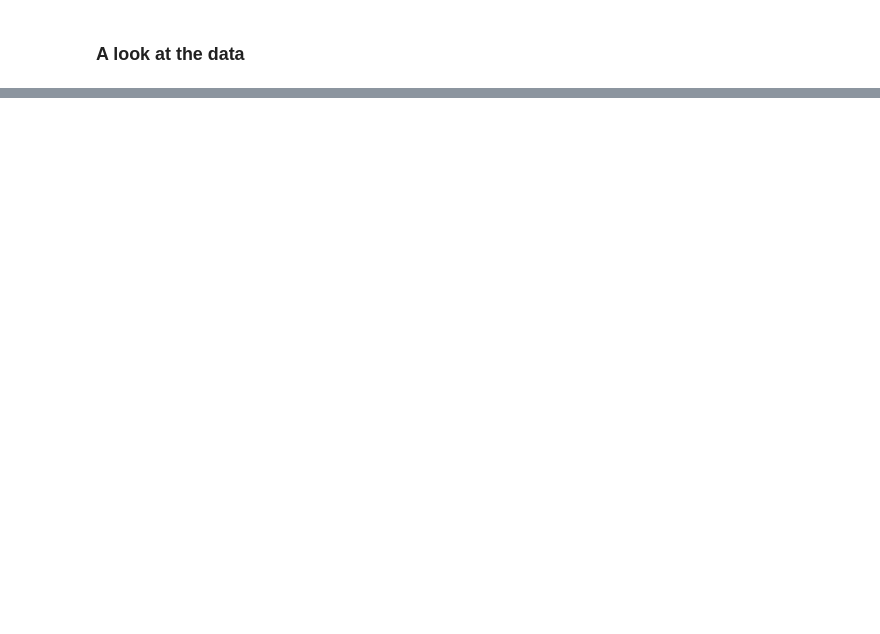
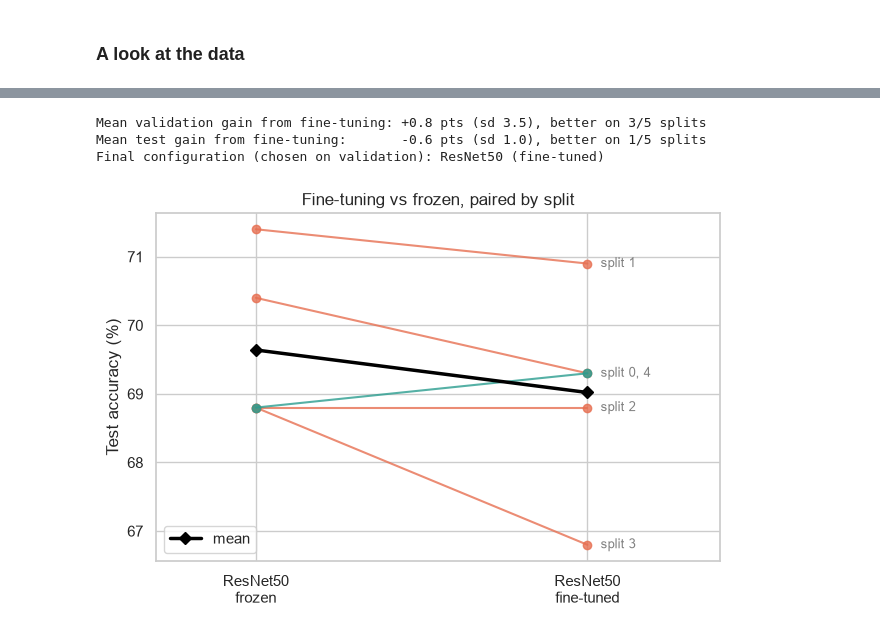
Before and after one commit to RachitSethi2455/movie-genre-poster-classification, a Jupyter notebook: movie_genre_classification.ipynb, the cells around one changed output, grey strips where cells are left out. Drawn from its saved outputs; the diff is of its cells as text; code cells hidden in the pictures; blank space fills up the shorter version.

```diff
--- a/movie_genre_classification.ipynb
+++ b/movie_genre_classification.ipynb
@@ -491,0 +264,31 @@ Most common confusion: Comedy -> Romance (14 posters)
+# %%
+per_split = ft.drop(index=["mean", "sd"])
+val_gain = per_split["Fine-tuned val acc"] - per_split["Frozen val acc"]
+test_gain = per_split["Fine-tuned test acc"] - per_split["Frozen test acc"]
+use_finetuned = val_gain.mean() > 0
+final_name = f"{best_backbone} ({'fine-tuned' if use_finetuned else 'frozen'})"
+print(f"Mean validation gain from fine-tuning: {val_gain.mean():+.1f} pts (sd {val_gain.std():.1f}), "
+      f"better on {(val_gain > 0).sum()}/5 splits")
+print(f"Mean test gain from fine-tuning:       {test_gain.mean():+.1f} pts (sd {test_gain.std():.1f}), "
+      f"better on {(test_gain > 0).sum()}/5 splits")
+print("Final configuration (chosen on validation):", final_name)
+
+fig, ax = plt.subplots(figsize=(6.5, 4.5))
+for seed in per_split.index:
+    a, b = per_split.loc[seed, ["Frozen test acc", "Fine-tuned test acc"]]
+    ax.plot([0, 1], [a, b], marker="o", color="#2a9d8f" if b > a else "#e76f51", alpha=0.8)
+end = per_split["Fine-tuned test acc"].round(1)
+for value, seeds in end.groupby(end).groups.items():  # one label per end point, so tied splits don't overlap
+    ax.text(1.04, value, "split " + ", ".join(str(s) for s in seeds), va="center", fontsize=9, color="grey")
+ax.plot([0, 1], per_split[["Frozen test acc", "Fine-tuned test acc"]].mean(), marker="D", color="black", lw=2.5, label="mean")
+ax.set(xticks=[0, 1], xticklabels=[f"{best_backbone}\nfrozen", f"{best_backbone}\nfine-tuned"], xlim=(-0.3, 1.4),
+       ylabel="Test accuracy (%)", title="Fine-tuning vs frozen, paired by split")
+ax.legend(loc="lower left")
+plt.tight_layout()
+plt.savefig(ASSETS / "finetune_comparison.png", dpi=120, bbox_inches="tight")
+plt.show()
+# %% [output]
+Mean validation gain from fine-tuning: +0.8 pts (sd 3.5), better on 3/5 splits
+Mean test gain from fine-tuning:       -0.6 pts (sd 1.0), better on 1/5 splits
+Final configuration (chosen on validation): ResNet50 (fine-tuned)
+[figure, added]
```
Also changed, not shown: parts of 54 cells of this notebook, 17 other files.
